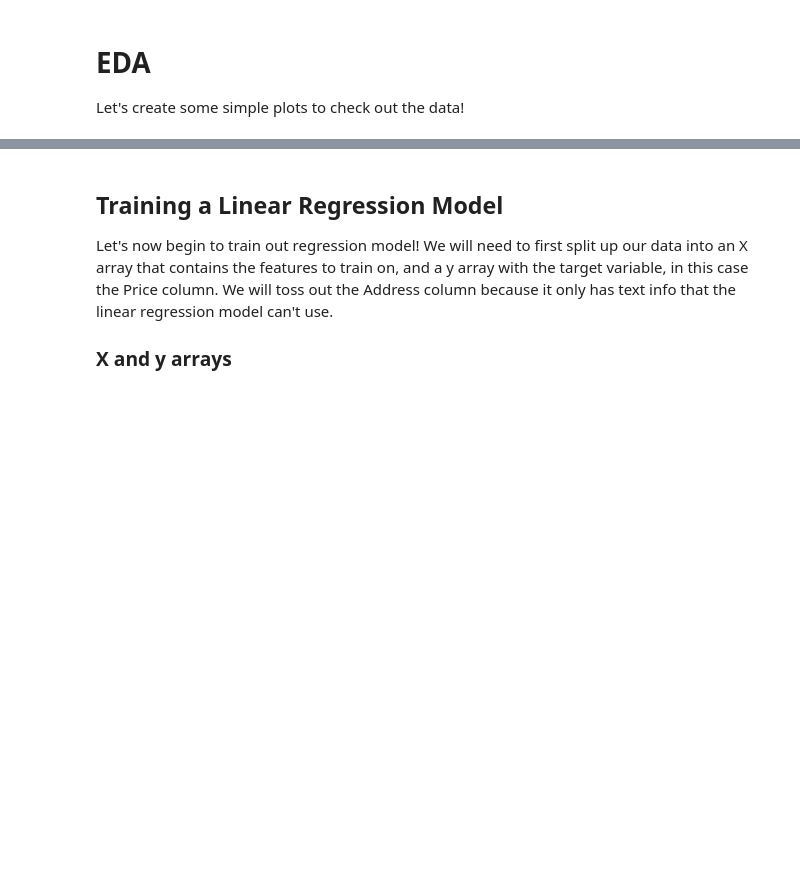
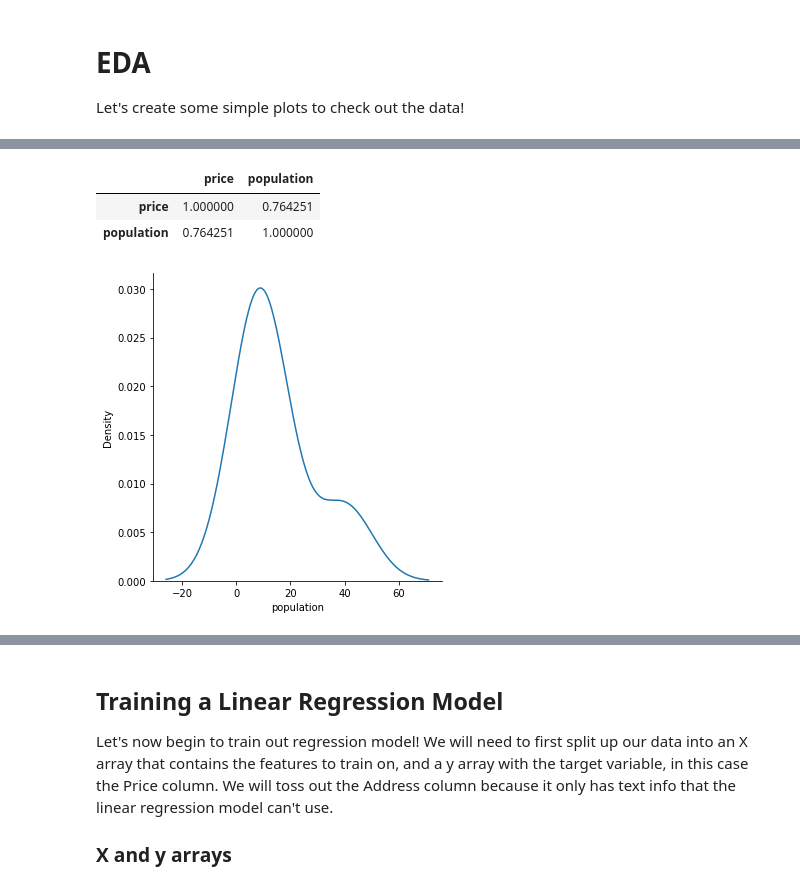
Before and after one commit to iktarun/machine-learning-with-data-science, a Jupyter notebook: Refactored_Py_DS_ML_Bootcamp-master/11-Linear-Regression/01-Linear Regression with Python.ipynb, the cells around one changed output, grey strips where cells are left out. Drawn from its saved outputs; the diff is of its cells as text; code cells hidden in the pictures; blank space fills up the shorter version.

```diff
--- a/Refactored_Py_DS_ML_Bootcamp-master/11-Linear-Regression/01-Linear Regression with Python.ipynb
+++ b/Refactored_Py_DS_ML_Bootcamp-master/11-Linear-Regression/01-Linear Regression with Python.ipynb
@@ -97,0 +97,13 @@ sns.distplot(USAhousing['Price'])
+# %%
+#sns.displot(USAhousing['Price'])
+
+df2 = pd.DataFrame(np.array([[10, 12], [30, 40], [7, 8], [7, 10], [20, 5]]),
+                   columns=['price', 'population'])
+sns.displot(df2['population'], kind='kde')
+df2.corr()
+#df2.groupby('price').size()
+# %% [output]
+|  | price | population |
+| price | 1.000000 | 0.764251 |
+| population | 0.764251 | 1.000000 |
+[figure, added]
```
Also changed, not shown: parts of 5 cells of this notebook, 4 other files.
